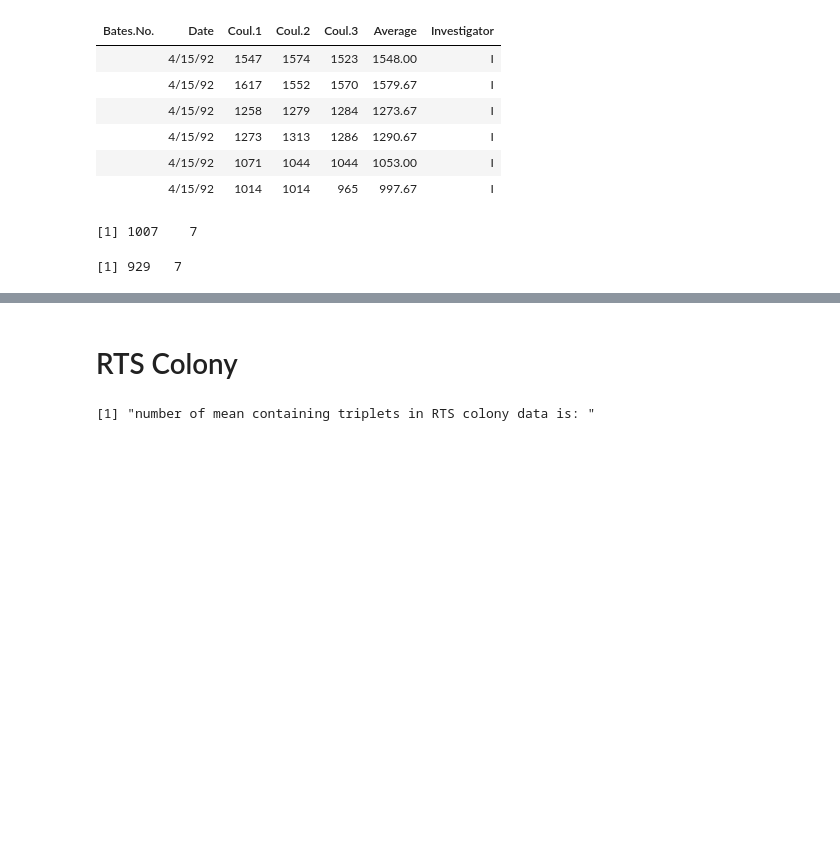
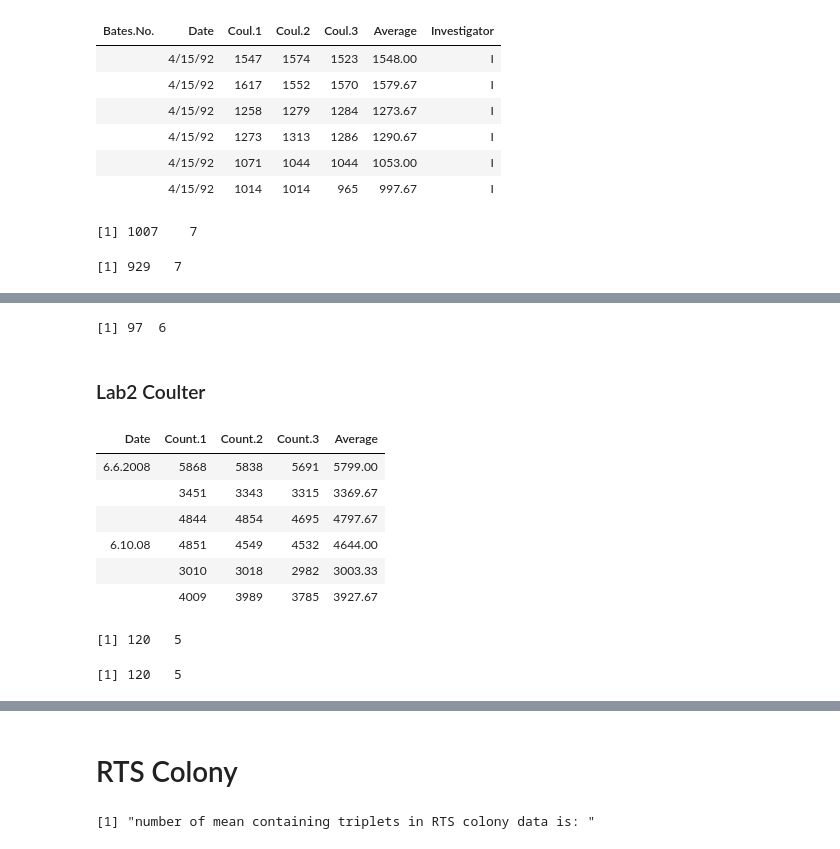
Before and after one commit to standard-aaron/reproduce_sor_2016, a Jupyter notebook: reproduce/Hypothesis Test 2.ipynb, the cells around one changed output, grey strips where cells are left out. Drawn from its saved outputs; the diff is of its cells as text; code cells hidden in the pictures; blank space fills up the shorter version.

```diff
--- a/reproduce/Hypothesis Test 2.ipynb
+++ b/reproduce/Hypothesis Test 2.ipynb
@@ -89,0 +119,31 @@ dim(others.coulter)
+# %%
+idx1 = which(apply(Lab1.coulter[,2:4],1,function(x) any(is.na(x))))
+idx2 = which(apply(Lab1.coulter[,2:4],1,function(x) (max(x) - min(x)) < 2 ))
+idx = unique(c(idx1, idx2))
+Lab1.coulter = Lab1.coulter[-idx, ]
+dim(Lab1.coulter)
+# %% [output]
+[1] 97  6
+# %% [markdown]
+### Lab2 Coulter
+# %%
+Lab2.coulter <- read.csv(paste0(wdir,"Outside Lab 2.Coulter Counts.6.6.08-7.7.csv"),header=T,skip=1)
+head(Lab2.coulter)
+dim(Lab2.coulter)
+# %% [output]
+| Date | Count.1 | Count.2 | Count.3 | Average |
+| 6.6.2008 | 5868 | 5838 | 5691 | 5799.00 |
+|  | 3451 | 3343 | 3315 | 3369.67 |
+|  | 4844 | 4854 | 4695 | 4797.67 |
+| 6.10.08 | 4851 | 4549 | 4532 | 4644.00 |
+|  | 3010 | 3018 | 2982 | 3003.33 |
+|  | 4009 | 3989 | 3785 | 3927.67 |
+[1] 120   5
+# %%
+idx1 = which(apply(Lab2.coulter[,2:4],1,function(x) any(is.na(x))))
+idx2 = which(apply(Lab2.coulter[,2:4],1,function(x) (max(x) - min(x)) < 2 ))
+idx = unique(c(idx1, idx2))
+# Lab2.coulter = Lab2.coulter[-idx, ]  Because idx is null
+dim(Lab2.coulter)
+# %% [output]
+[1] 120   5
```
Also changed, not shown: parts of 20 cells of this notebook, 3 other files.
